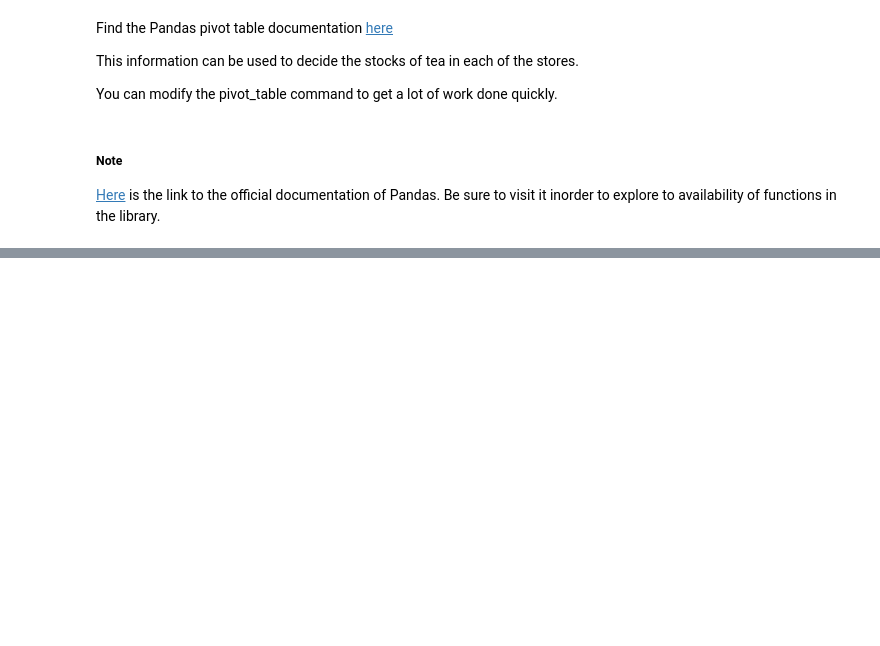
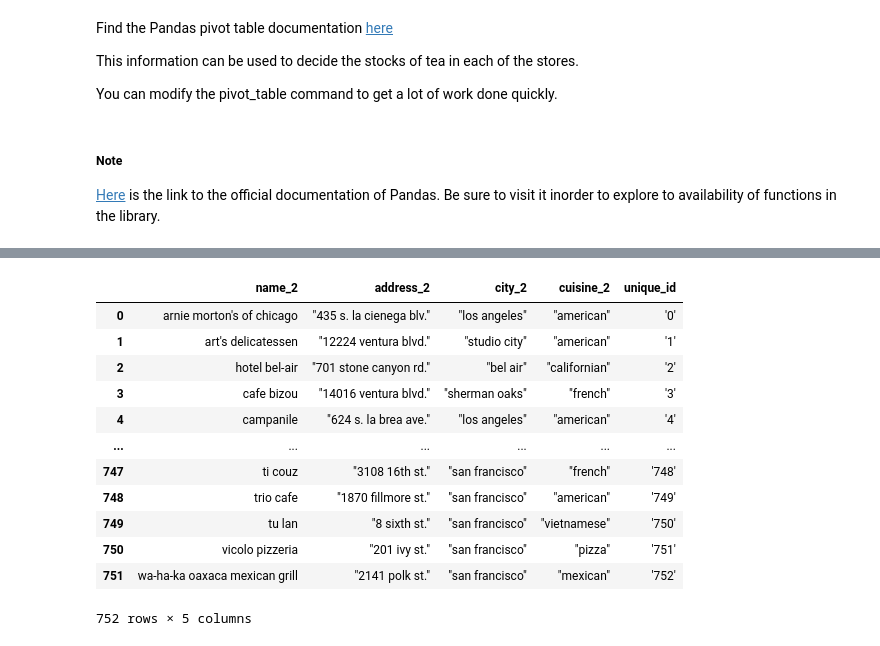
Before and after one commit to deepak-raghavendra-bhat/upgrad-msuoa, a Jupyter notebook: 3-mod2-pandas/Oprations in Pandas.ipynb, the cells around one changed output, grey strips where cells are left out. Cells and saved outputs as stored; diff of their text form; code cells hidden in the pictures; blank space fills up the shorter version.

```diff
--- a/3-mod2-pandas/Oprations in Pandas.ipynb
+++ b/3-mod2-pandas/Oprations in Pandas.ipynb
@@ -379,0 +482,16 @@ data_2016.pivot_table(index = "Location", columns = "Month", values = "Sunshine"
+# %%
+df_2
+# %% [output]
+|  | name_2 | address_2 | city_2 | cuisine_2 | unique_id |
+| 0 | arnie morton's of chicago | "435 s. la cienega blv." | "los angeles" | "american" | '0' |
+| 1 | art's delicatessen | "12224 ventura blvd." | "studio city" | "american" | '1' |
+| 2 | hotel bel-air | "701 stone canyon rd." | "bel air" | "californian" | '2' |
+| 3 | cafe bizou | "14016 ventura blvd." | "sherman oaks" | "french" | '3' |
+| 4 | campanile | "624 s. la brea ave." | "los angeles" | "american" | '4' |
+| ... | ... | ... | ... | ... | ... |
+| 747 | ti couz | "3108 16th st." | "san francisco" | "french" | '748' |
+| 748 | trio cafe | "1870 fillmore st." | "san francisco" | "american" | '749' |
+| 749 | tu lan | "8 sixth st." | "san francisco" | "vietnamese" | '750' |
+| 750 | vicolo pizzeria | "201 ivy st." | "san francisco" | "pizza" | '751' |
+| 751 | wa-ha-ka oaxaca mexican grill | "2141 polk st." | "san francisco" | "mexican" | '752' |
+752 rows × 5 columns
```
Also changed, not shown: parts of 9 cells of this notebook, 1 other file.
